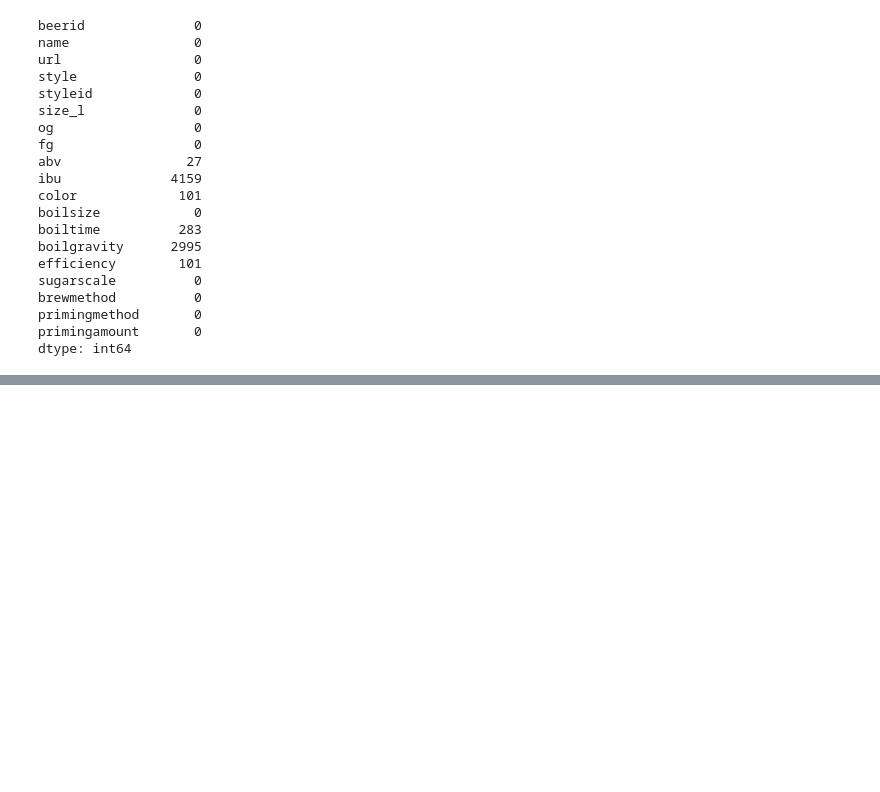
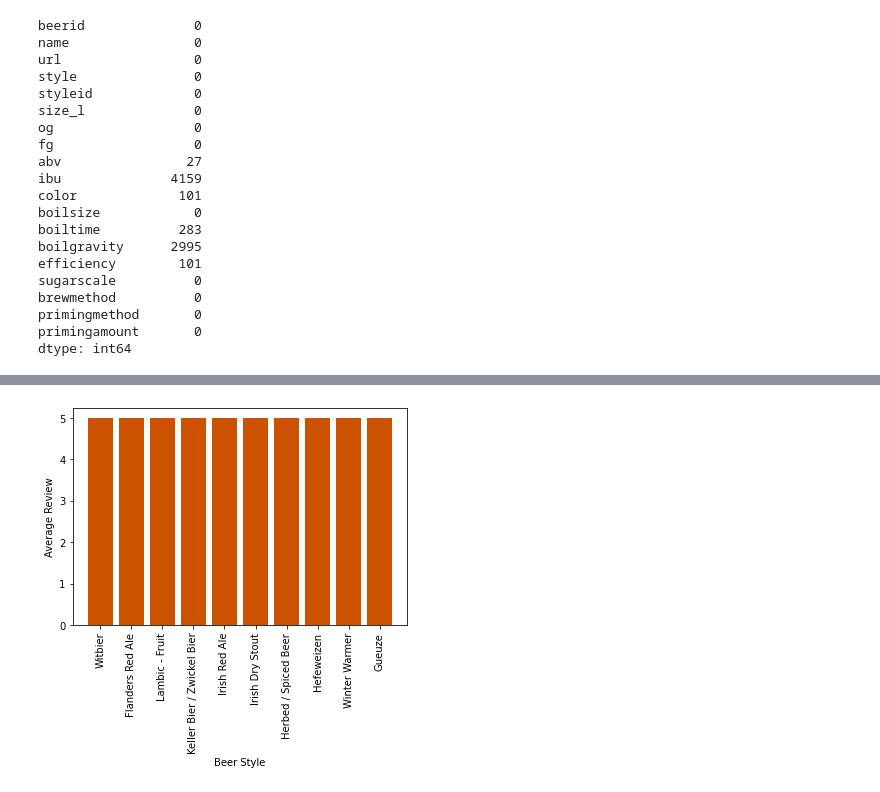
Before and after one commit to chase-dalton/Das-Boot-Brew-Review, a Jupyter notebook: Machine_learning/db_template.ipynb, the cells around one changed output, grey strips where cells are left out. Drawn from its saved outputs; the diff is of its cells as text; code cells hidden in the pictures; blank space fills up the shorter version.

```diff
--- a/Machine_learning/db_template.ipynb
+++ b/Machine_learning/db_template.ipynb
@@ -156,0 +211,14 @@ reviews_df.sample(10)
+# %%
+# Bar Graph of Highest reviewed beer styles
+top_ten_styles = best_style.head(10)
+x = top_ten_styles["beer_style"]
+y = top_ten_styles["review_taste"]
+
+
+plt.bar(x,y, color = '#CC5200')
+plt.xlabel('Beer Style')
+plt.ylabel('Average Review')
+plt.xticks(rotation = 90)
+plt.show()
+# %% [output]
+[figure, added]
```
Also changed, not shown: parts of 8 cells of this notebook, 2 other files.
